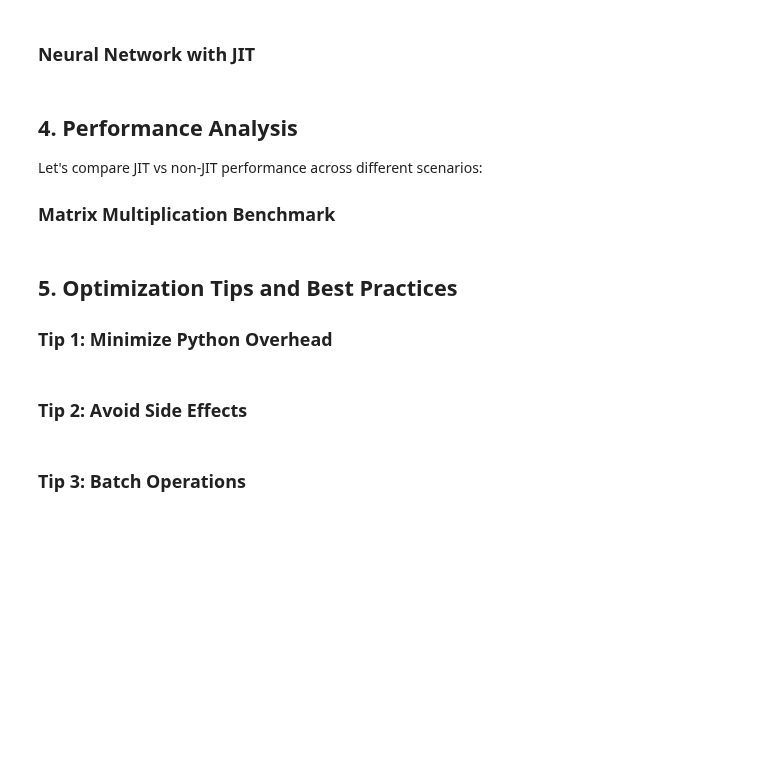
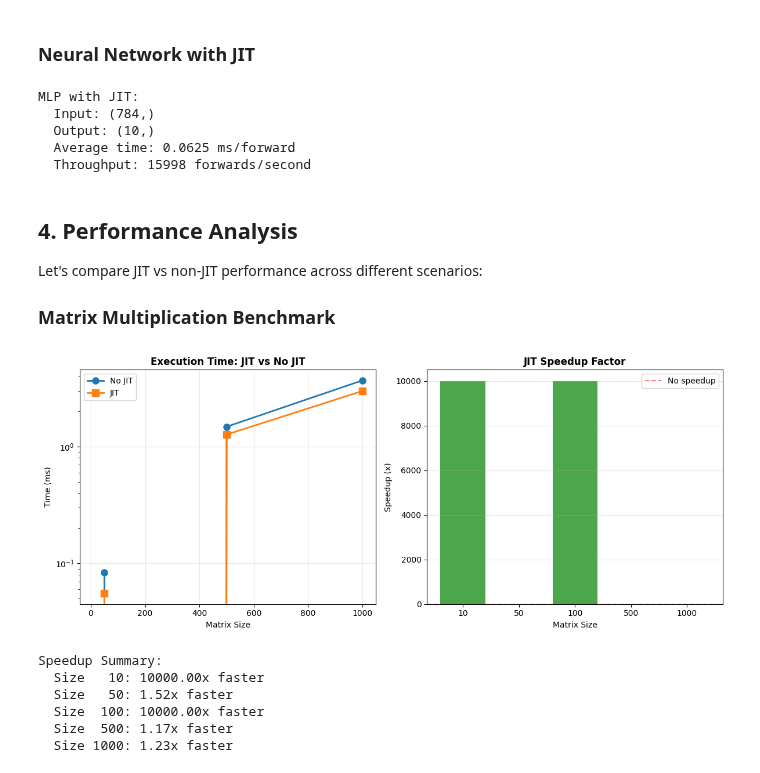
Before and after one commit to chaobrain/brainstate, a Jupyter notebook: docs/tutorials/transforms/01_jit_compilation.ipynb, the cells around one changed output. Cells and saved outputs as stored; diff of their text form; code cells hidden in the pictures; blank space fills up the shorter version.

```diff
--- a/docs/tutorials/transforms/01_jit_compilation.ipynb
+++ b/docs/tutorials/transforms/01_jit_compilation.ipynb
@@ -204,16 +256,17 @@ BrainState allows JIT compilation of stateful computations:
 
 ### Stateful Counter
 # %%
-class Counter(bst.graph.Node):
+class Counter(brainstate.graph.Node):
     def __init__(self):
         super().__init__()
-        self.count = bst.ShortTermState(jnp.array(0))
+        self.count = brainstate.ShortTermState(jnp.array(0))
 
-    @bst.transform.jit
+    @brainstate.transform.jit(static_argnums=0)
     def increment(self, value):
         """Increment counter by value."""
         self.count.value = self.count.value + value
         return self.count.value
+
 
 # Create and use
 counter = Counter()
@@ -221,7 +274,7 @@ counter = Counter()
 print("Stateful JIT compilation:")
 for i in range(5):
     result = counter.increment(jnp.array(i + 1))
-    print(f"  Increment by {i+1}: count = {result}")
+    print(f"  Increment by {i + 1}: count = {result}")
 
 print("\n✅ State updates work inside JIT-compiled functions")
 print("✅ BrainState handles state threading automatically")
@@ -228,16 +291,16 @@ print("✅ BrainState handles state threading automatically")
 # %% [markdown]
 ### Neural Network with JIT
 # %%
-class MLPWithJIT(bst.graph.Node):
+class MLPWithJIT(brainstate.graph.Node):
     def __init__(self, layers):
         super().__init__()
         self.linears = []
         for i in range(len(layers) - 1):
-            linear = bst.nn.Linear(layers[i], layers[i+1])
+            linear = brainstate.nn.Linear(layers[i], layers[i + 1])
             setattr(self, f'linear{i}', linear)
             self.linears.append(linear)
 
-    @bst.transform.jit
+    @brainstate.transform.jit(static_argnums=0)
     def __call__(self, x):
         """JIT-compiled forward pass."""
         for i, linear in enumerate(self.linears):
@@ -246,12 +309,13 @@ class MLPWithJIT(bst.graph.Node):
                 x = jnp.maximum(0, x)  # ReLU
         return x
 
+
 # Create network
-bst.random.seed(0)
+brainstate.random.seed(0)
 model = MLPWithJIT([784, 256, 128, 10])
 
 # Benchmark
-x = bst.random.randn(784)
+x = brainstate.random.randn(784)
 
 # Warmup (compilation)
 _ = model(x)
@@ -267,7 +331,13 @@ print(f"MLP with JIT:")
 print(f"  Input: {x.shape}")
 print(f"  Output: {y.shape}")
 print(f"  Average time: {elapsed:.4f} ms/forward")
-print(f"  Throughput: {1000/elapsed:.0f} forwards/second")
+print(f"  Throughput: {1000 / elapsed:.0f} forwards/second")
+# %% [output]
+MLP with JIT:
+  Input: (784,)
+  Output: (10,)
+  Average time: 0.0625 ms/forward
+  Throughput: 15998 forwards/second
 # %% [markdown]
 ## 4. Performance Analysis
 
@@ -278,9 +348,11 @@ Let's compare JIT vs non-JIT performance across different scenarios:
 def matmul_no_jit(A, B):
     return jnp.dot(A, B)
 
-@bst.transform.jit
+
+@brainstate.transform.jit
 def matmul_jit(A, B):
     return jnp.dot(A, B)
+
 
 # Test different sizes
 sizes = [10, 50, 100, 500, 1000]
@@ -288,57 +360,61 @@ times_no_jit = []
 times_jit = []
 
 for size in sizes:
-    A = bst.random.randn(size, size)
-    B = bst.random.randn(size, size)
+    A = brainstate.random.randn(size, size)
+    B = brainstate.random.randn(size, size)
 
     # Warmup JIT
-    _ = matmul_jit(A, B)
+    _ = matmul_jit(A, B).block_until_ready()
 
     # No JIT
     start = time.time()
     for _ in range(10):
-        _ = matmul_no_jit(A, B)
+        _ = matmul_no_jit(A, B).block_until_ready()
     time_no_jit = (time.time() - start) / 10
     times_no_jit.append(time_no_jit * 1000)
 
     # JIT
     start = time.time()
     for _ in range(10):
-        _ = matmul_jit(A, B)
+        _ = matmul_jit(A, B).block_until_ready()
     time_jit = (time.time() - start) / 10
     times_jit.append(time_jit * 1000)
 
 # Plot
 plt.figure(figsize=(12, 5))
 
 plt.subplot(1, 2, 1)
 plt.plot(sizes, times_no_jit, 'o-', label='No JIT', linewidth=2, markersize=8)
 plt.plot(sizes, times_jit, 's-', label='JIT', linewidth=2, markersize=8)
 plt.xlabel('Matrix Size')
 plt.ylabel('Time (ms)')
 plt.title('Execution Time: JIT vs No JIT', fontweight='bold')
 plt.legend()
 plt.grid(alpha=0.3)
 plt.yscale('log')
 
 plt.subplot(1, 2, 2)
-speedups = [no_jit / jit for no_jit, jit in zip(times_no_jit, times_jit)]
+speedups = [1e4 if jit == 0. else no_jit / jit for no_jit, jit in zip(times_no_jit, times_jit)]
 plt.bar(range(len(sizes)), speedups, color='green', alpha=0.7)
 plt.xticks(range(len(sizes)), sizes)
 plt.xlabel('Matrix Size')
 plt.ylabel('Speedup (x)')
 plt.title('JIT Speedup Factor', fontweight='bold')
 plt.axhline(y=1, color='red', linestyle='--', alpha=0.5, label='No speedup')
 plt.legend()
 plt.grid(alpha=0.3, axis='y')
 
 plt.tight_layout()
 plt.show()
 
 print("\nSpeedup Summary:")
 for size, speedup in zip(sizes, speedups):
     print(f"  Size {size:4d}: {speedup:.2f}x faster")
+# %% [output]
+[figure, added]
+Speedup Summary:
+  Size   10: 10000.00x faster
+  Size   50: 1.52x faster
+  Size  100: 10000.00x faster
+  Size  500: 1.17x faster
+  Size 1000: 1.23x faster
-# %% [markdown]
-## 5. Optimization Tips and Best Practices
-
-### Tip 1: Minimize Python Overhead
@@ -376,2 +420,0 @@ print("\n✅ Use JAX/NumPy operations instead of Python loops")
-# %% [markdown]
-### Tip 2: Avoid Side Effects
@@ -406,2 +420,0 @@ print("✅ Keep functions pure when possible")
-# %% [markdown]
-### Tip 3: Batch Operations
```
Also changed, not shown: parts of 13 cells of this notebook, 9 other files.
